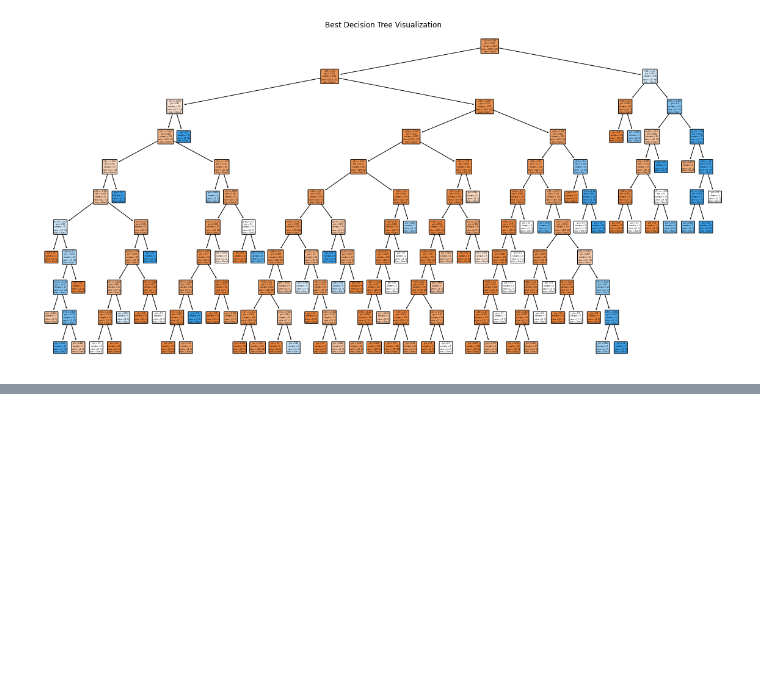
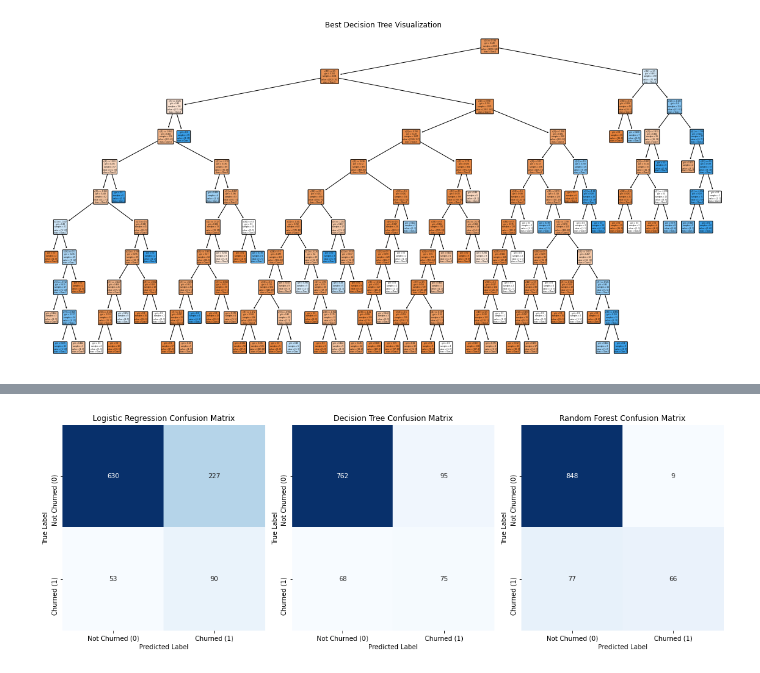
Before and after one commit to marymusyoka/Phase_3_Project, a Jupyter notebook: index.ipynb, the cells around one changed output, grey strips where cells are left out. Cells and saved outputs as stored; diff of their text form; code cells hidden in the pictures; blank space fills up the shorter version.

```diff
--- a/index.ipynb
+++ b/index.ipynb
@@ -1019,14 +1100,0 @@ plt.show()
-# %%
-from sklearn.ensemble import RandomForestClassifier
-
-# Initialize and train the model
-random_forest = RandomForestClassifier(class_weight='balanced', random_state=42)
-random_forest.fit(X_train, y_train)
-
-# Predict and evaluate
-y_pred_rf = random_forest.predict(X_test)
-print("Random Forest Classification Report:")
-print(classification_report(y_test, y_pred_rf))
-print("Confusion Matrix:")
-print(confusion_matrix(y_test, y_pred_rf))
-print("AUC Score:", roc_auc_score(y_test, random_forest.predict_proba(X_test)[:, 1]))
@@ -1075,0 +1132,73 @@ This high F1-score indicates very strong performance in correctly classifying cu
+# %%
+import numpy as np
+import pandas as pd
+import matplotlib.pyplot as plt
+import seaborn as sns
+from sklearn.metrics import classification_report, confusion_matrix, roc_auc_score, precision_recall_curve
+from sklearn.model_selection import train_test_split
+from sklearn.linear_model import LogisticRegression
+from sklearn.tree import DecisionTreeClassifier
+from sklearn.ensemble import RandomForestClassifier
+
+# Sample data
+# Replace this with your actual data loading process
+# X = features, y = target
+# X_train, X_test, y_train, y_test = train_test_split(X, y, test_size=0.2, random_state=42)
+
+# Initialize models
+models = {
+    "Logistic Regression": LogisticRegression(class_weight='balanced', random_state=42),
+    "Decision Tree": DecisionTreeClassifier(class_weight='balanced', random_state=42),
+    "Random Forest": RandomForestClassifier(class_weight='balanced', random_state=42)
+}
+
+# Fit models and make predictions
+results = {}
+for name, model in models.items():
+    model.fit(X_train, y_train)
+    y_pred = model.predict(X_test)
+    y_prob = model.predict_proba(X_test)[:, 1]
+
+    # Evaluate model
+    conf_matrix = confusion_matrix(y_test, y_pred)
+    report = classification_report(y_test, y_pred, output_dict=True)
+    auc_score = roc_auc_score(y_test, y_prob)
+
+    results[name] = {
+        "Confusion Matrix": conf_matrix,
+        "Classification Report": report,
+        "AUC-ROC Score": auc_score
+    }
+
+# Plot confusion matrix
+plt.figure(figsize=(15, 10))
+for i, (name, result) in enumerate(results.items(), 1):
+    plt.subplot(2, 3, i)
+    sns.heatmap(result["Confusion Matrix"], annot=True, fmt='d', cmap='Blues', cbar=False,
+                xticklabels=['Not Churned (0)', 'Churned (1)'], yticklabels=['Not Churned (0)', 'Churned (1)'])
+    plt.title(f'{name} Confusion Matrix')
+    plt.xlabel('Predicted Label')
+    plt.ylabel('True Label')
+
+plt.tight_layout()
+plt.show()
+
+# Plot ROC curve
+plt.figure(figsize=(10, 7))
+for name, result in results.items():
+    fpr, tpr, _ = precision_recall_curve(y_test, models[name].predict_proba(X_test)[:, 1])
+    plt.plot(fpr, tpr, label=f'{name} (AUC = {result["AUC-ROC Score"]:.2f})')
+
+plt.title('ROC Curve Comparison')
+plt.xlabel('False Positive Rate')
+plt.ylabel('True Positive Rate')
+plt.legend(loc='best')
+plt.show()
+
+# Print classification reports and AUC-ROC Scores
+for name, result in results.items():
+    print(f'\n{name} Classification Report:')
+    print(classification_report(y_test, models[name].predict(X_test)))
+    print(f'AUC-ROC Score: {result["AUC-ROC Score"]:.2f}')
+# %% [output]
+[figure, added]
```
Also changed, not shown: parts of 28 cells of this notebook.
